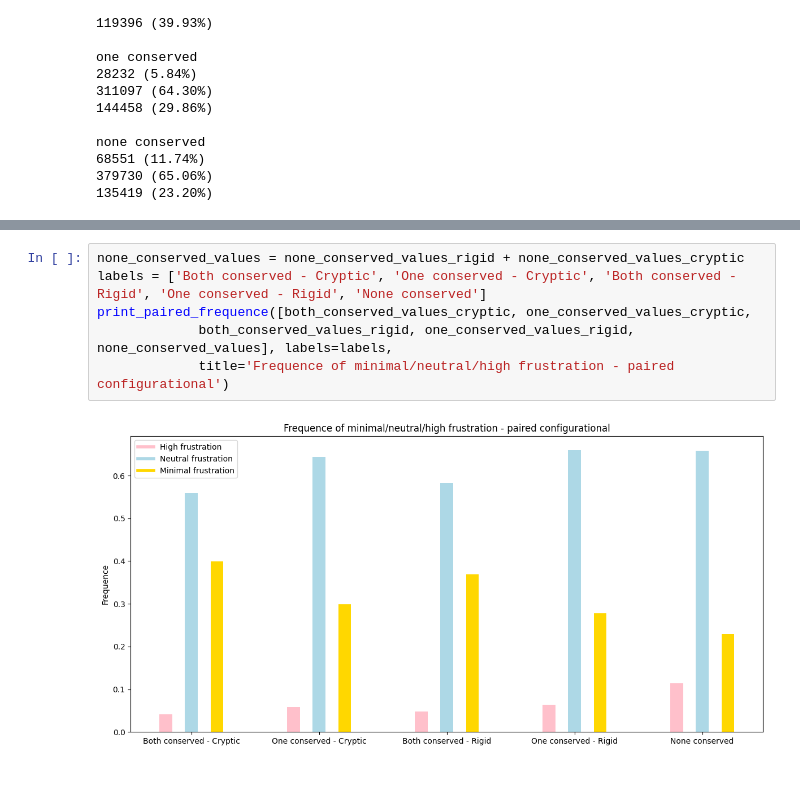
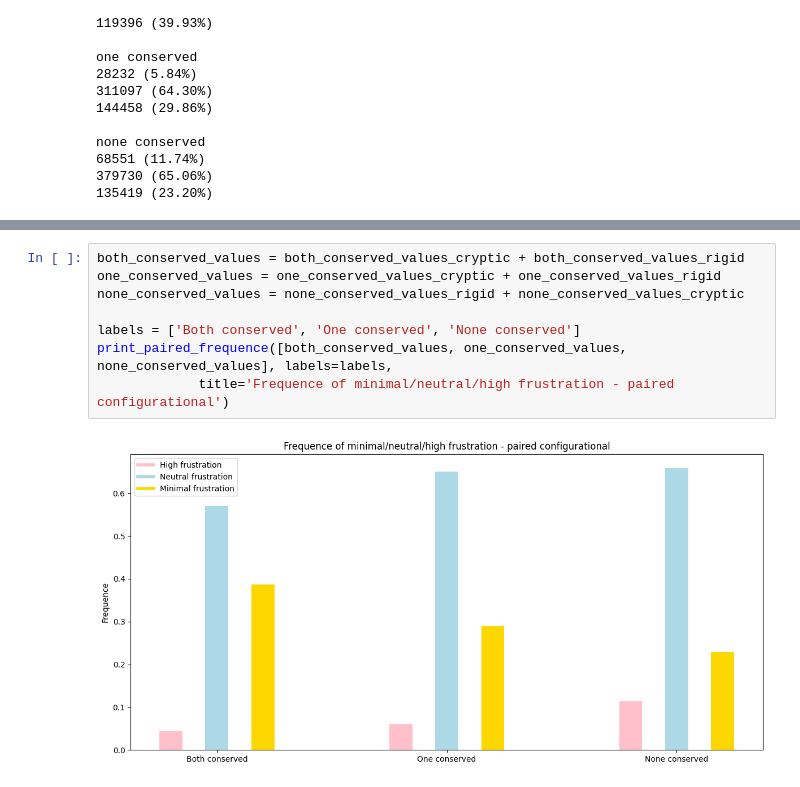
Before and after one commit to skrhakv/pocket-movement-analysis, a Jupyter notebook: src/feature-analysis/frustration/analysis.ipynb, the cells around one changed output, grey strips where cells are left out. Saved outputs shown, nothing was run; the diff lists cells and outputs as text.

```diff
--- a/src/feature-analysis/frustration/analysis.ipynb
+++ b/src/feature-analysis/frustration/analysis.ipynb
@@ -975,10 +975,12 @@ none conserved
 349523 (66.63%)
 117860 (22.47%)
 # %%
+both_conserved_values = both_conserved_values_cryptic + both_conserved_values_rigid
+one_conserved_values = one_conserved_values_cryptic + one_conserved_values_rigid
 none_conserved_values = none_conserved_values_rigid + none_conserved_values_cryptic
-labels = ['Both conserved - Cryptic', 'One conserved - Cryptic', 'Both conserved - Rigid', 'One conserved - Rigid', 'None conserved']
-print_paired_frequence([both_conserved_values_cryptic, one_conserved_values_cryptic,
-             both_conserved_values_rigid, one_conserved_values_rigid, none_conserved_values], labels=labels,
+
+labels = ['Both conserved', 'One conserved', 'None conserved']
+print_paired_frequence([both_conserved_values, one_conserved_values, none_conserved_values], labels=labels,
              title='Frequence of minimal/neutral/high frustration - paired configurational')
 # %% [output]
-[figure, old version]
+[figure, new version]
```
Also changed, not shown: parts of 7 cells of this notebook, 2 other files.
